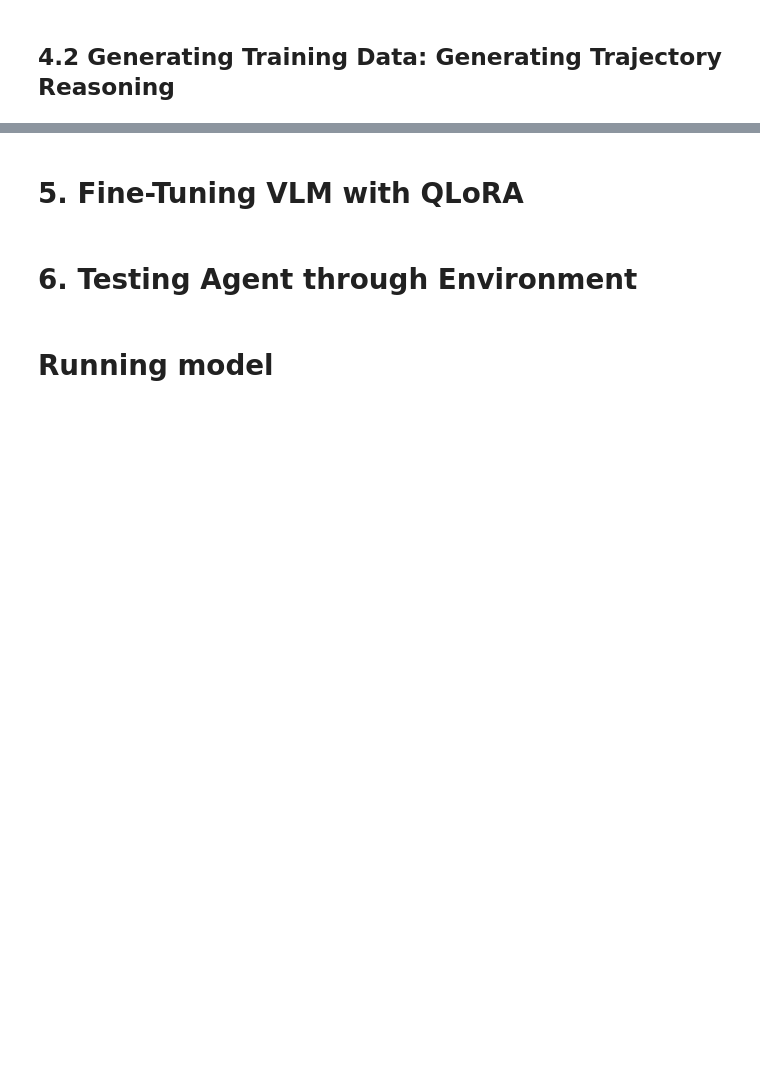
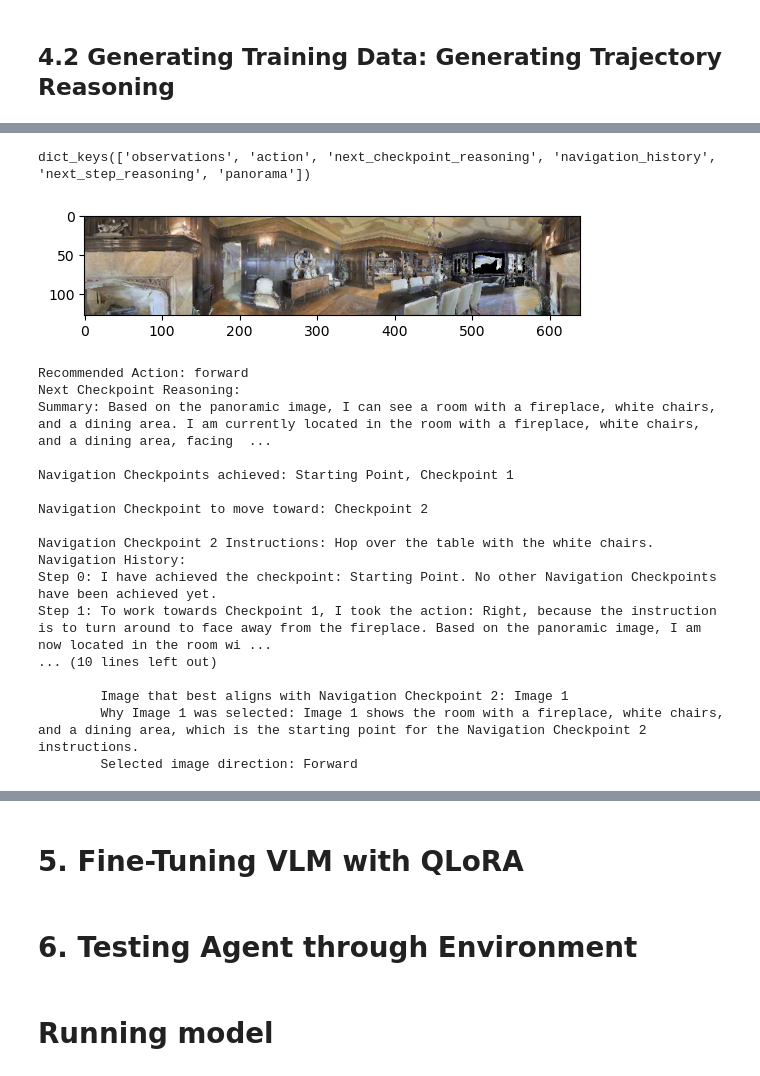
Before and after one commit to wsychiu/OCOM5300M_ResearchProject, a Jupyter notebook: data_exploration/exploring_scenes.ipynb, the cells around one changed output, grey strips where cells are left out. Cells and saved outputs as stored; diff of their text form; code cells hidden in the pictures; blank space fills up the shorter version.

```diff
--- a/data_exploration/exploring_scenes.ipynb
+++ b/data_exploration/exploring_scenes.ipynb
@@ -1750,0 +1878,30 @@ print(training_data[0]["training_data"][0].keys())
+# %%
+step_num = 2
+step_data = trajectory_data[step_num]
+print(step_data.keys())
+plt.imshow(step_data['panorama'])
+plt.show()
+print(f'Recommended Action: {step_data["action"]}')
+print(f'Next Checkpoint Reasoning:\n{step_data["next_checkpoint_reasoning"]}')
+print(f'Navigation History:\n{step_data["navigation_history"]}')
+print(f'Next Step Reasoning: {step_data["next_step_reasoning"]}')
+# %% [output]
+dict_keys(['observations', 'action', 'next_checkpoint_reasoning', 'navigation_history', 'next_step_reasoning', 'panorama'])
+[figure, added]
+Recommended Action: forward
+Next Checkpoint Reasoning:
+Summary: Based on the panoramic image, I can see a room with a fireplace, white chairs, and a dining area. I am currently located in the room with a fireplace, white chairs, and a dining area, facing  ...
+
+Navigation Checkpoints achieved: Starting Point, Checkpoint 1
+
+Navigation Checkpoint to move toward: Checkpoint 2
+
+Navigation Checkpoint 2 Instructions: Hop over the table with the white chairs.
+Navigation History:
+Step 0: I have achieved the checkpoint: Starting Point. No other Navigation Checkpoints have been achieved yet.
+Step 1: To work towards Checkpoint 1, I took the action: Right, because the instruction is to turn around to face away from the fireplace. Based on the panoramic image, I am now located in the room wi ...
+... (10 lines left out)
+
+        Image that best aligns with Navigation Checkpoint 2: Image 1
+        Why Image 1 was selected: Image 1 shows the room with a fireplace, white chairs, and a dining area, which is the starting point for the Navigation Checkpoint 2 instructions.
+        Selected image direction: Forward
```
Also changed, not shown: parts of 26 cells of this notebook.
